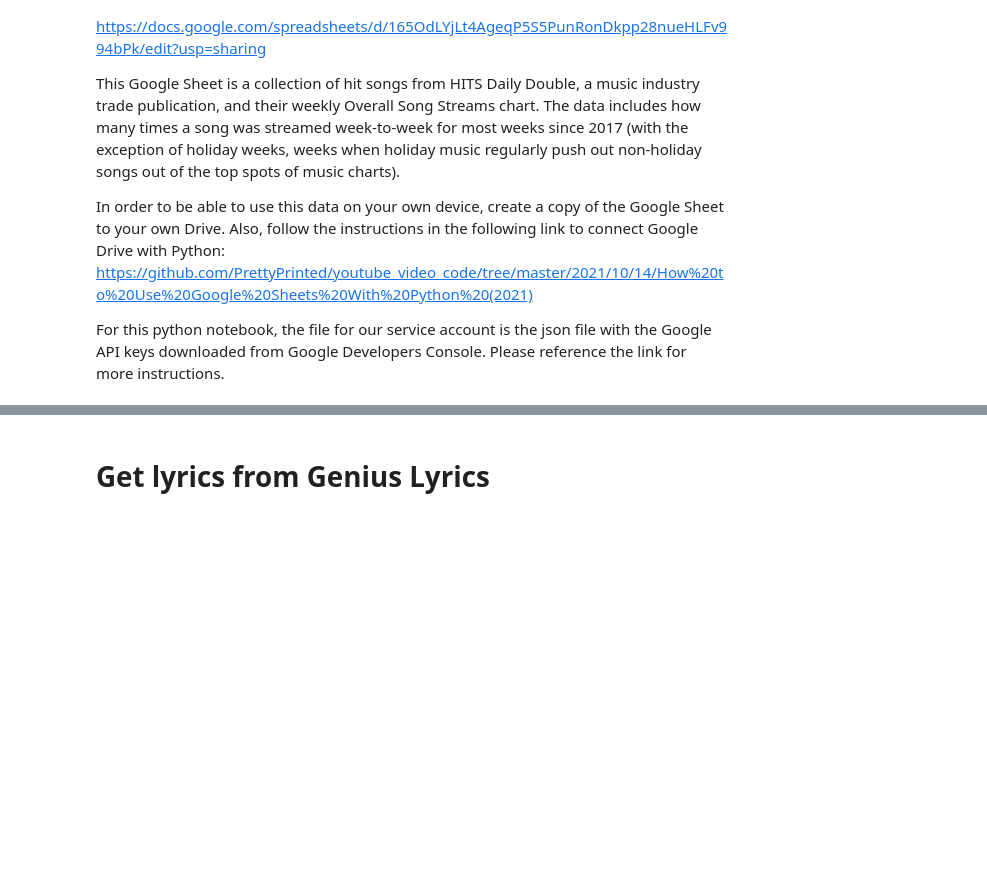
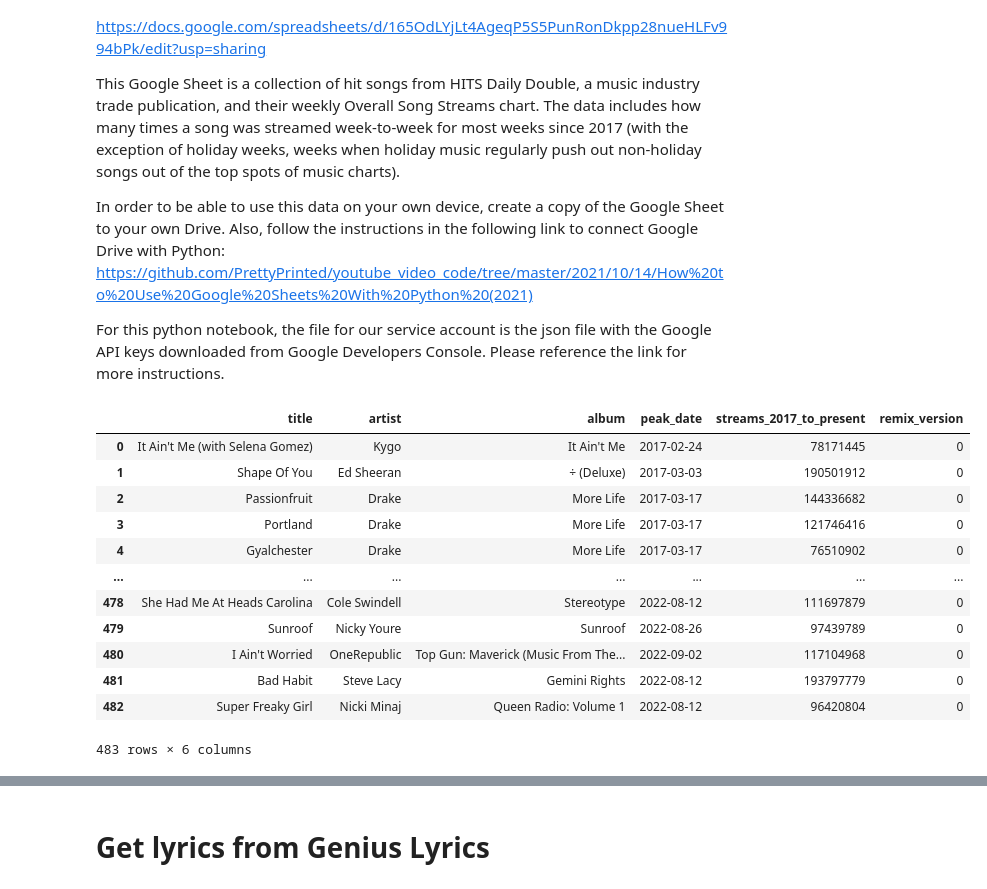
Before and after one commit to jeremiasfv22/Hit-Music-Lyrics-Analysis, a Jupyter notebook: 1) Data Collection - Natural Language Processing on US Streaming Hit Lyrics.ipynb, the cells around one changed output, grey strips where cells are left out. Drawn from its saved outputs; the diff is of its cells as text; code cells hidden in the pictures; blank space fills up the shorter version.

```diff
--- a/1) Data Collection - Natural Language Processing on US Streaming Hit Lyrics.ipynb
+++ b/1) Data Collection - Natural Language Processing on US Streaming Hit Lyrics.ipynb
@@ -97,33 +97,49 @@ sh = sa.open("HITS Streaming Songs")
 #worksheet
 wks = sh.worksheet("HITS Streaming Songs")
 
 #uses all values in the worksheet for the data frame
 gsheets_df = pd.DataFrame(wks.get_all_values())
 
 header = gsheets_df.iloc[0] #isolate first row as header
 gsheets_df = gsheets_df[1:] #get rid of header in original df
 gsheets_df.columns = header
 
 #set 'index' as index
 gsheets_df = gsheets_df.set_index('index')
 
 gsheets_df['title'] = gsheets_df['title'].str.rstrip(' ')
 gsheets_df['artist'] = gsheets_df['artist'].str.rstrip(' ')
 
 #drop christmas songs
 gsheets_df.drop(gsheets_df[gsheets_df['holiday_music']=="1"].index,inplace=True)
 
 #limit gsheets to the first five columns and remix_version (whether the desired song is a remix or not)
 gsheets_df = pd.concat([gsheets_df.loc[:,'title':'streams_2017_to_present'],gsheets_df['remix_version']], axis=1)
 
 #turn peak_date strings to date format
 gsheets_df['peak_date'] = pd.to_datetime(gsheets_df['peak_date'])
 
 #convert streams_2017_to_present to int
 gsheets_df['streams_2017_to_present'] = gsheets_df['streams_2017_to_present'].str.replace(',','').astype('int')
 
 #limit to only hit songs with more than 72.5 mil streams
 gsheets_df = gsheets_df[gsheets_df['streams_2017_to_present'] > 72500000].reset_index(drop=True)
+
+gsheets_df
+# %% [output]
+|  | title | artist | album | peak_date | streams_2017_to_present | remix_version |
+| 0 | It Ain't Me (with Selena Gomez) | Kygo | It Ain't Me | 2017-02-24 | 78171445 | 0 |
+| 1 | Shape Of You | Ed Sheeran | ÷ (Deluxe) | 2017-03-03 | 190501912 | 0 |
+| 2 | Passionfruit | Drake | More Life | 2017-03-17 | 144336682 | 0 |
+| 3 | Portland | Drake | More Life | 2017-03-17 | 121746416 | 0 |
+| 4 | Gyalchester | Drake | More Life | 2017-03-17 | 76510902 | 0 |
+| ... | ... | ... | ... | ... | ... | ... |
+| 478 | She Had Me At Heads Carolina | Cole Swindell | Stereotype | 2022-08-12 | 111697879 | 0 |
+| 479 | Sunroof | Nicky Youre | Sunroof | 2022-08-26 | 97439789 | 0 |
+| 480 | I Ain't Worried | OneRepublic | Top Gun: Maverick (Music From The... | 2022-09-02 | 117104968 | 0 |
+| 481 | Bad Habit | Steve Lacy | Gemini Rights | 2022-08-12 | 193797779 | 0 |
+| 482 | Super Freaky Girl | Nicki Minaj | Queen Radio: Volume 1 | 2022-08-12 | 96420804 | 0 |
+483 rows × 6 columns
 # %%
 #to get the first item of a list
 def get_first_list_item(df):
```
Also changed, not shown: parts of 13 cells of this notebook, 1 other file.
